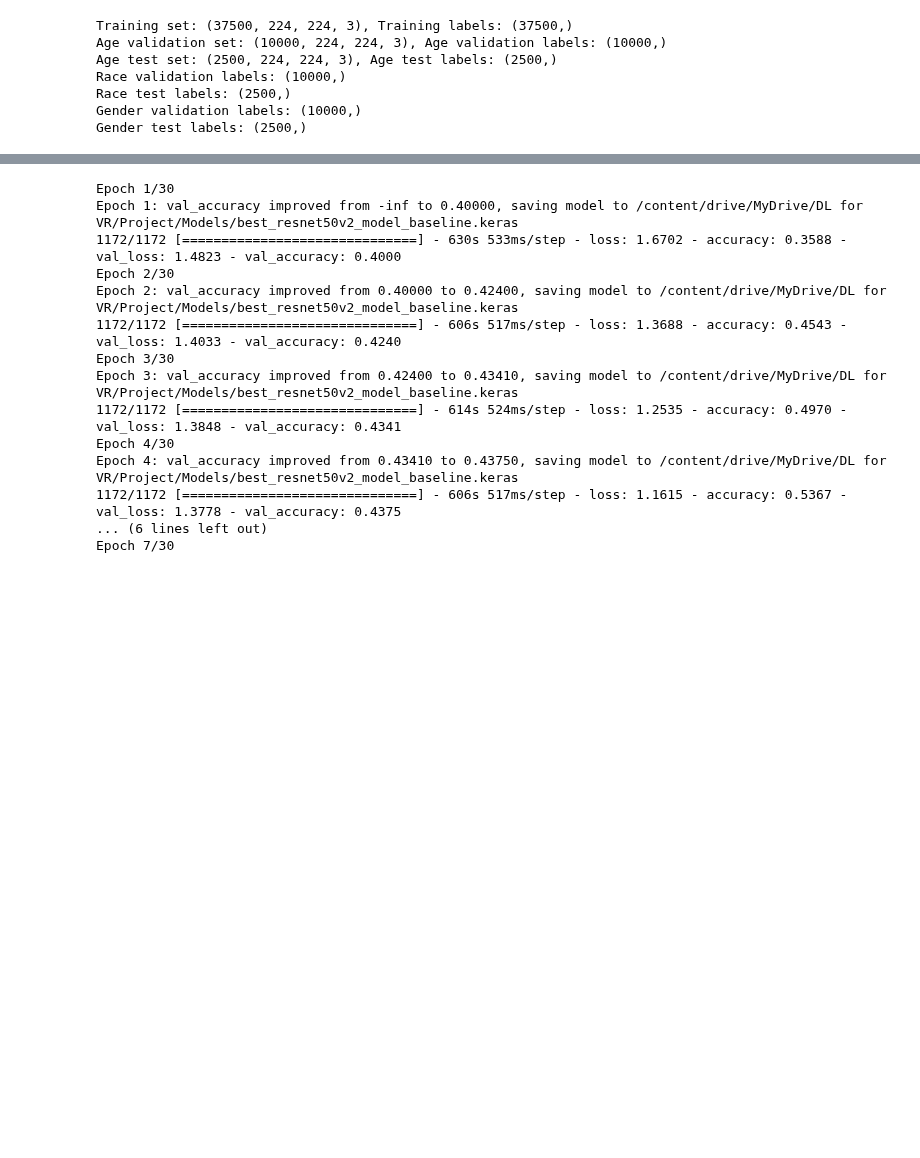
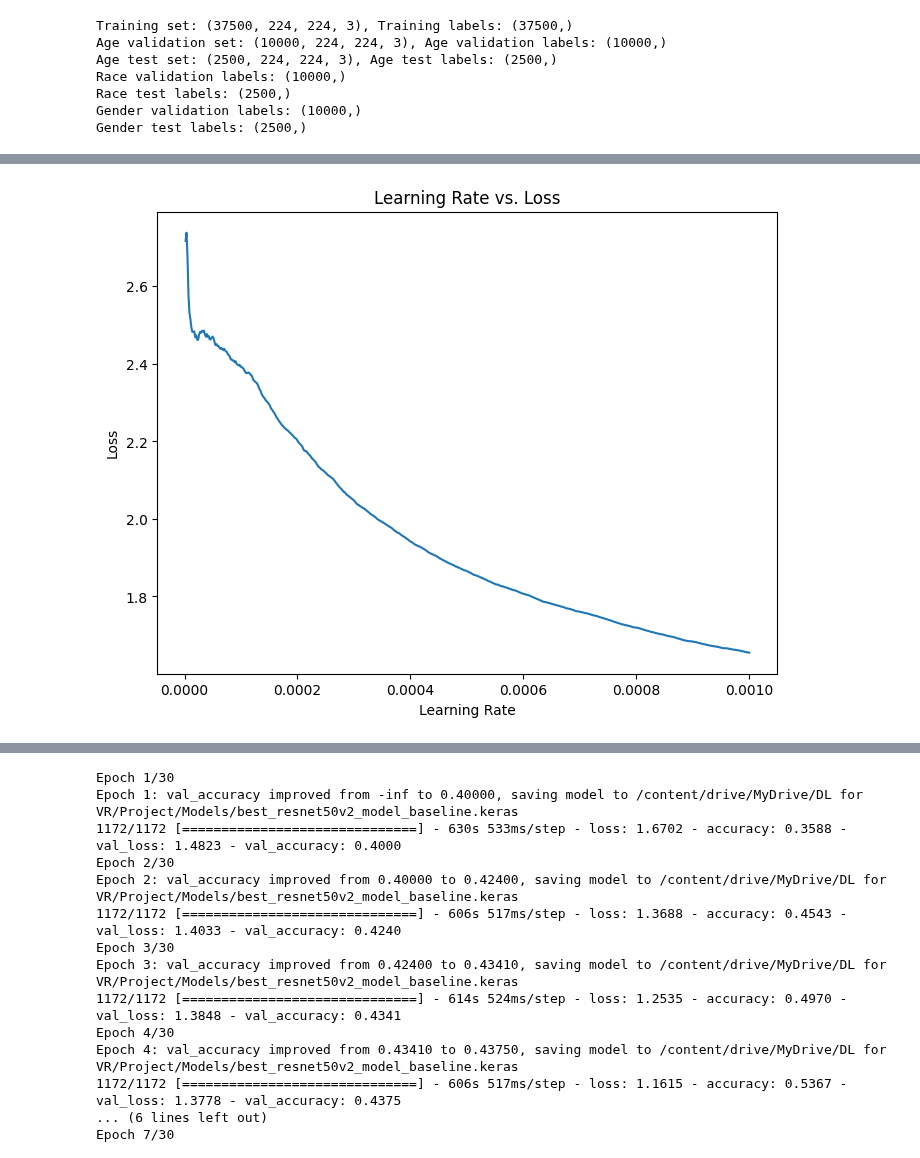
Before and after one commit to mortgad/DLVR, a Jupyter notebook: Baseline.ipynb, the cells around one changed output, grey strips where cells are left out. Drawn from its saved outputs; the diff is of its cells as text; code cells hidden in the pictures; blank space fills up the shorter version.

Commit message:
Learning rate finder added

```diff
--- a/Baseline.ipynb
+++ b/Baseline.ipynb
@@ -2018,3 +2020,84 @@ Total params: 24798664 (94.60 MB)
 Trainable params: 1227976 (4.68 MB)
 Non-trainable params: 23570688 (89.92 MB)
 _________________________________________________________________
+# %%
+import numpy as np
+import tensorflow as tf
+from tensorflow.keras import backend as K
+from tensorflow.keras.callbacks import Callback
+import matplotlib.pyplot as plt
+from tensorflow.keras.callbacks import ModelCheckpoint
+
+class LearningRateFinder(Callback):
+    def __init__(self, min_lr=1e-6, max_lr=1e-3, steps_per_epoch=None, epochs=1):
+        super().__init__()
+        self.min_lr = min_lr  # Starting learning rate
+        self.max_lr = max_lr  # Ending learning rate
+        if steps_per_epoch is None:
+            raise ValueError("steps_per_epoch must be set")
+        self.total_steps = steps_per_epoch * epochs  # Total number of steps (batches)
+        self.batch_num = 0
+        self.learning_rates = []
+        self.losses = []
+
+    def on_batch_end(self, batch, logs=None):
+        self.batch_num += 1
+        logs = logs or {}
+        # Compute the new learning rate
+        lr = self.min_lr + (((self.max_lr - self.min_lr) * self.batch_num) / self.total_steps)
+        print(f"lr post: {lr}")
+
+        # Use assign to directly update the learning rate attribute
+        self.model.optimizer.learning_rate.assign(lr)  # Use assign instead of set_value
+
+        # Log the learning rate and loss
+        self.learning_rates.append(lr)
+        self.losses.append(logs.get('loss'))
+
+        # Optionally, stop training if loss diverges
+        if logs.get('loss') is not None and (tf.math.is_nan(logs.get('loss')) or tf.math.is_inf(logs.get('loss'))):
+            self.model.stop_training = True
+            print("Stopping training due to loss divergence")
+
+batch_size = 64
+steps_per_epoch = int(np.ceil(len(X_train) / batch_size))
+initial_learning_rate=1e-7
+max_learning_rate=1e-3
+
+### Learning rate finder
+lr_finder = LearningRateFinder(min_lr=initial_learning_rate, max_lr=max_learning_rate, steps_per_epoch=steps_per_epoch, epochs=1)
+
+### Checkpoint
+model_name = 'lr_range_resnet50v2_model_baseline.keras'
+# Save the model in the new Keras format with the best validation accuracy
+checkpoint = ModelCheckpoint(file_path + model_name,
+                             monitor='val_accuracy',
+                             verbose=1,
+                             save_best_only=True,
+                             mode='max')
+
+### Compile
+# Compile the model again with the initial learning rate
+optimizer = keras.optimizers.Adam(learning_rate=initial_learning_rate)
+model.compile(loss="sparse_categorical_crossentropy",
+              optimizer=optimizer,
+              metrics=["accuracy"])
+
+# Train the model using the Learning Rate Finder
+resnet_history = model.fit(
+    X_train,
+    y_train_age,
+    epochs=1,  # For learning rate finder, use only one epoch
+    batch_size=batch_size,
+    callbacks=[lr_finder],
+    verbose=1
+)
+
+# Plot the learning rate vs. loss
+plt.figure(figsize=(8, 6))
+plt.plot(lr_finder.learning_rates, lr_finder.losses)
+plt.xlabel('Learning Rate')
+plt.ylabel('Loss')
+plt.title('Learning Rate vs. Loss')
+plt.show()
+# %% [output]
@@ -2020,0 +2106 @@ _________________________________________________________________
+[figure, added]
```
Also changed, not shown: parts of 10 cells of this notebook.
